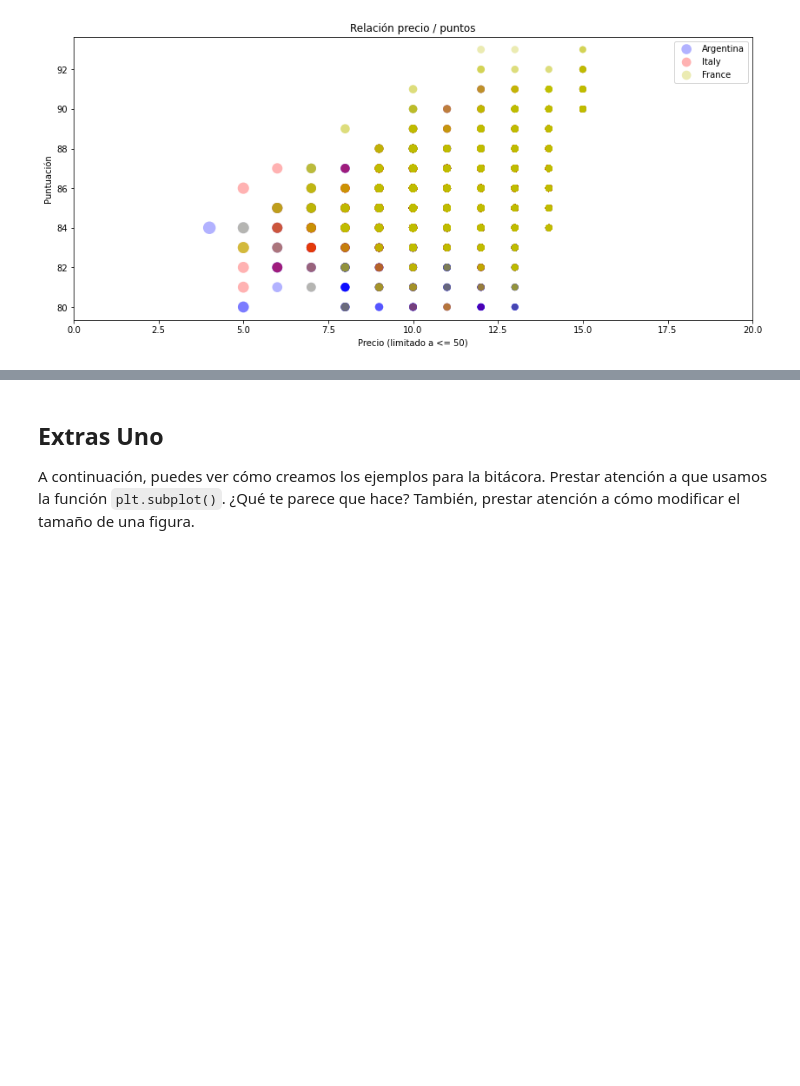
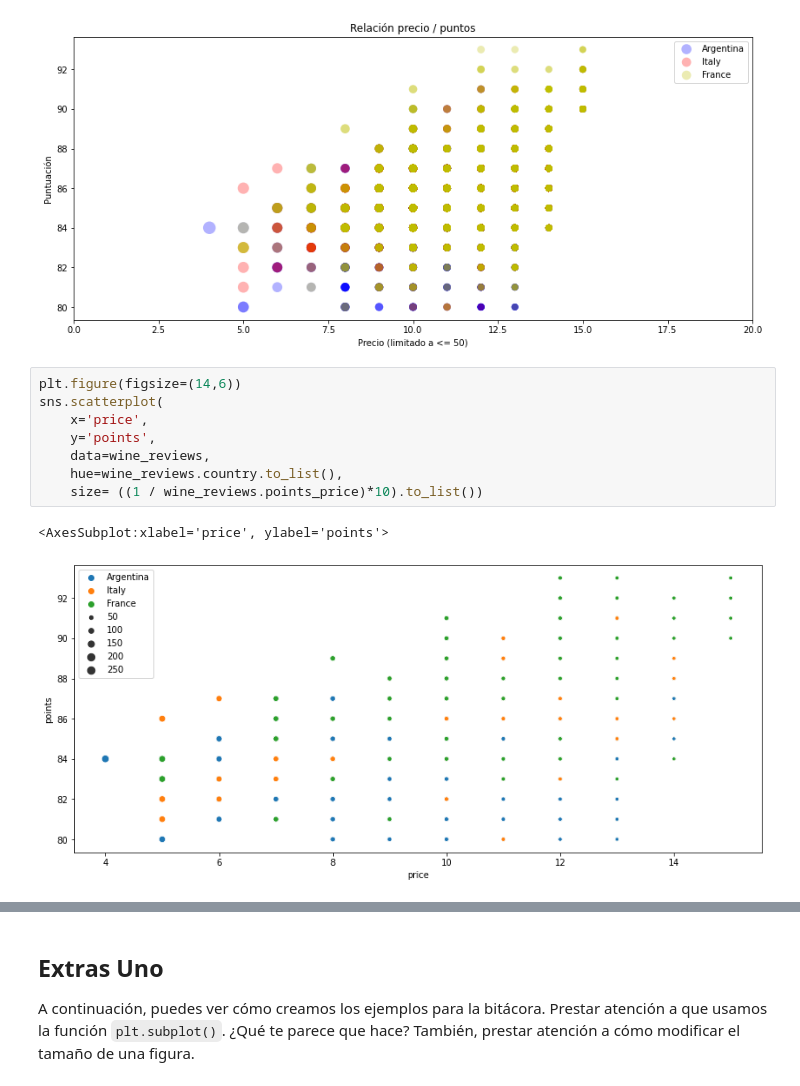
Before and after one commit to achiola/acamica, a Jupyter notebook: B01C06/B01C06.ipynb, the cells around one changed output, grey strips where cells are left out. Drawn from its saved outputs; the diff is of its cells as text; blank space fills up the shorter version.

```diff
--- a/B01C06/B01C06.ipynb
+++ b/B01C06/B01C06.ipynb
@@ -522,6 +524,17 @@ plt.title('Relación precio / puntos')
 plt.show()
 # %% [output]
 [figure]
+# %%
+plt.figure(figsize=(14,6))
+sns.scatterplot(
+    x='price',
+    y='points',
+    data=wine_reviews,
+    hue=wine_reviews.country.to_list(),
+    size= ((1 / wine_reviews.points_price)*10).to_list())
+# %% [output]
+<AxesSubplot:xlabel='price', ylabel='points'>
+[figure, added]
 # %%
 indice_color = 0
 plt.figure(figsize=(14,6))
```
Also changed, not shown: parts of 2 cells of this notebook.
